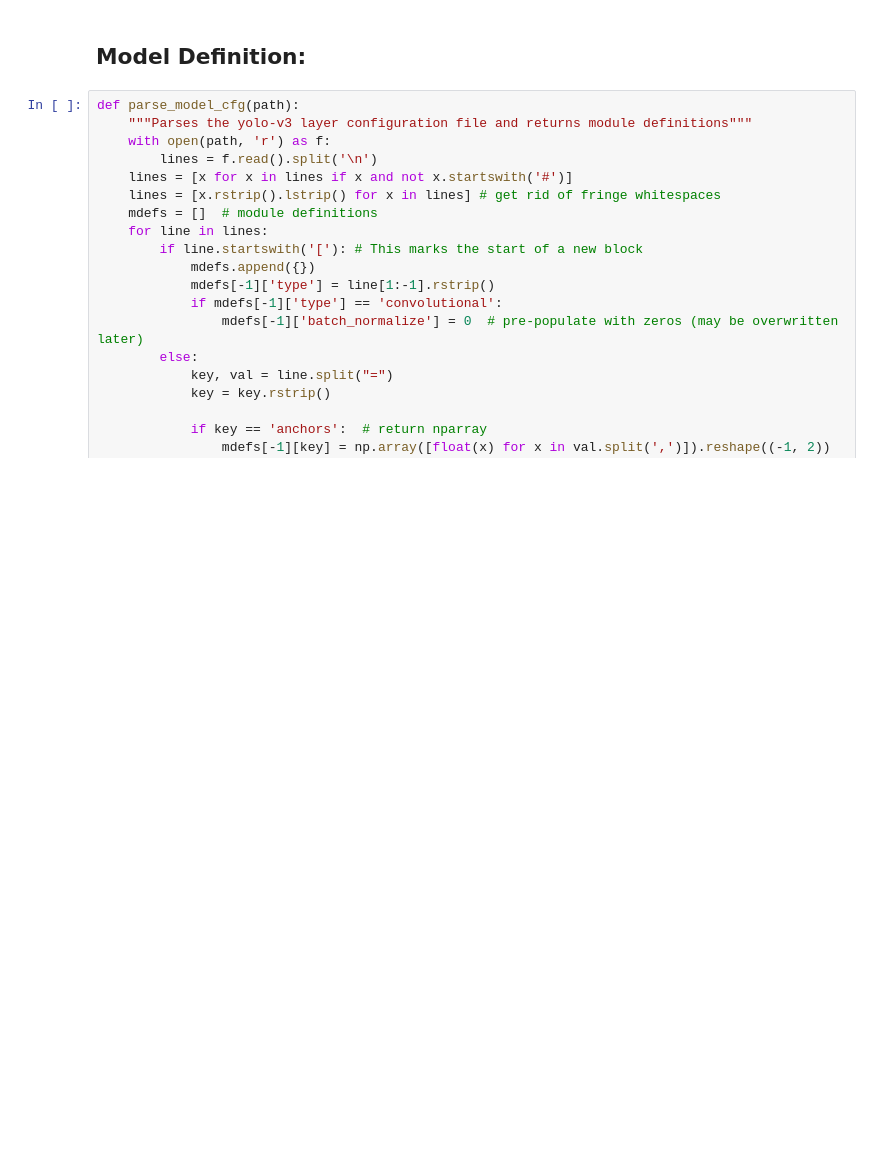
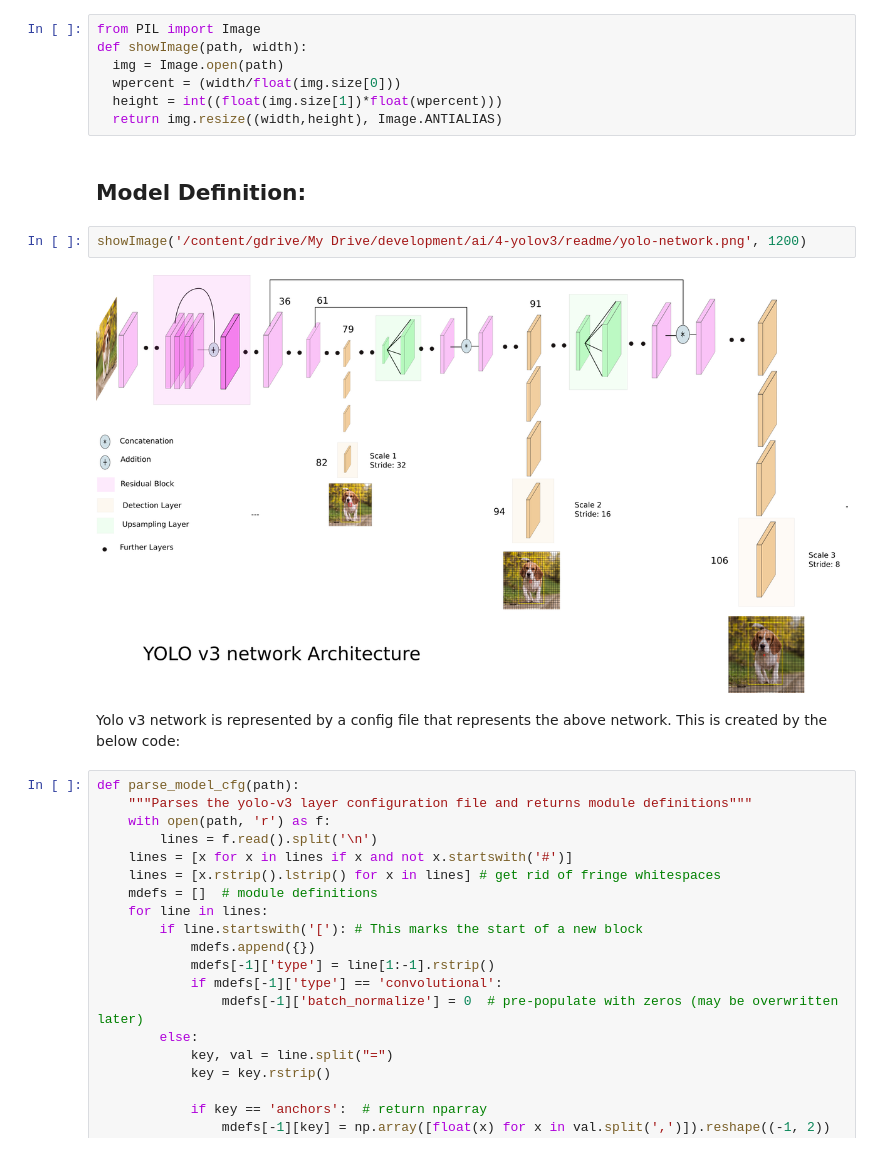
Before and after one commit to mcheng89/machine_learning, a Jupyter notebook: 4_YOLOv3.ipynb, the cells around one changed output. Saved outputs shown, nothing was run; the diff lists cells and outputs as text; blank space fills up the shorter version.

Commit message:
update yolo with addition docs

```diff
--- a/4_YOLOv3.ipynb
+++ b/4_YOLOv3.ipynb
@@ -76,8 +76,21 @@ Saving to: ‘bus.jpg’
    450K .......... .......... ......                          100% 8.82M=0.08s
 
 2020-10-24 15:46:36 (5.79 MB/s) - ‘bus.jpg’ saved [487438/487438]
+# %%
+from PIL import Image
+def showImage(path, width):
+  img = Image.open(path)
+  wpercent = (width/float(img.size[0]))
+  height = int((float(img.size[1])*float(wpercent)))
+  return img.resize((width,height), Image.ANTIALIAS)
 # %% [markdown]
 ## Model Definition:
+# %%
+showImage('/content/gdrive/My Drive/development/ai/4-yolov3/readme/yolo-network.png', 1200)
+# %% [output]
+[figure, added]
+# %% [markdown]
+Yolo v3 network is represented by a config file that represents the above network. This is created by the below code:
 # %%
 def parse_model_cfg(path):
     """Parses the yolo-v3 layer configuration file and returns module definitions"""
```
Also changed, not shown: parts of 3 cells of this notebook.
